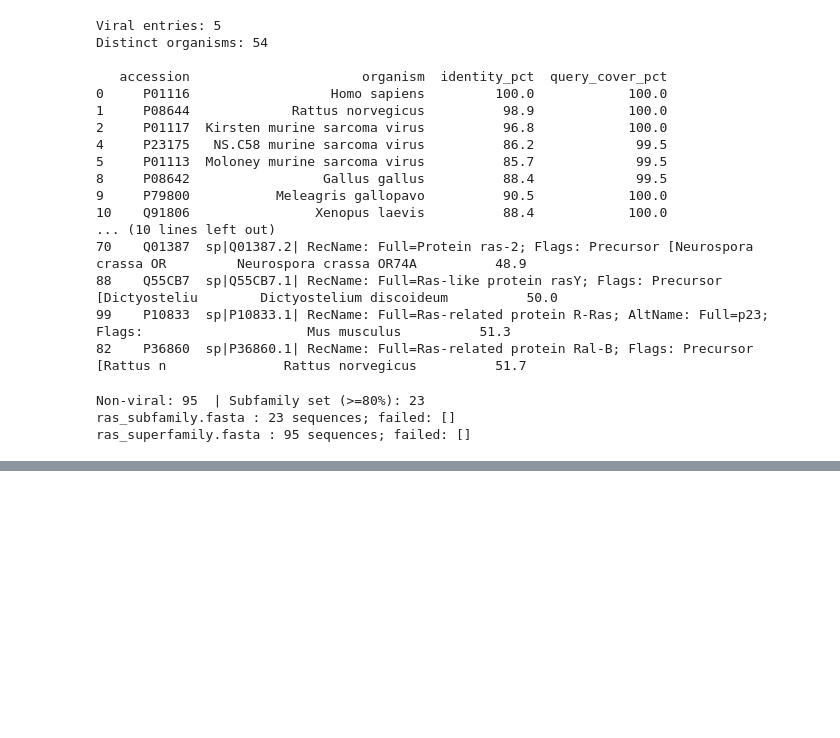
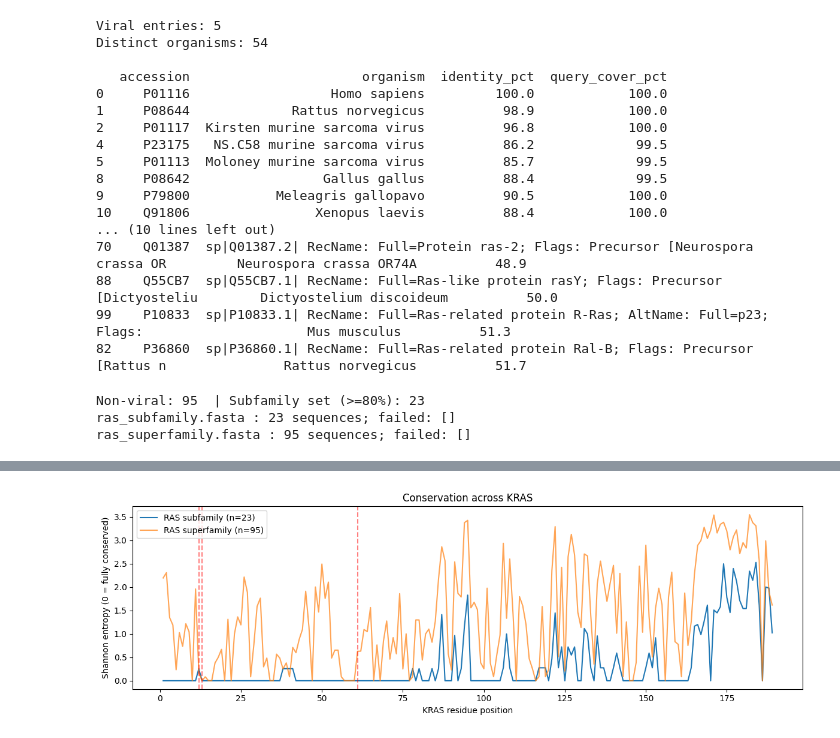
Before and after one commit to sanniakhan484-hash/kras-evolution-structure-resistance, a Jupyter notebook: notebooks/01_sequence_and_blast.ipynb, the cells around one changed output, grey strips where cells are left out. Saved outputs shown, nothing was run; the diff lists cells and outputs as text; code cells hidden in the pictures; blank space fills up the shorter version.

Commit message:
Compute per-residue conservation (Shannon entropy) for KRAS; validate against known G-domain/HVR structure

```diff
--- a/notebooks/01_sequence_and_blast.ipynb
+++ b/notebooks/01_sequence_and_blast.ipynb
@@ -191,0 +233,25 @@ ras_superfamily.fasta : 95 sequences; failed: []
+# %%
+import numpy as np
+from collections import Counter
+import math
+
+def shannon_entropy(column):
+    column = [c for c in column if c != "-"]
+    if not column:
+        return None
+    counts = Counter(column)
+    total = len(column)
+    entropy = -sum((n/total) * math.log2(n/total) for n in counts.values())
+    return entropy
+
+def score_alignment(aln):
+    n_cols = aln.get_alignment_length()
+    scores = []
+    for i in range(n_cols):
+        col = aln[:, i]
+        scores.append(shannon_entropy(col))
+    return scores
+
+entropy_sub = score_alignment(aln_sub)
+entropy_super = score_alignment(aln_super)
+print("Computed entropy for", len(entropy_sub), "and", len(entropy_super), "columns")
@@ -191,0 +301,18 @@ ras_superfamily.fasta : 95 sequences; failed: []
+# %%
+import matplotlib.pyplot as plt
+
+plt.figure(figsize=(12, 4))
+plt.plot(cons_sub["kras_position"], cons_sub["entropy"], label="RAS subfamily (n=23)")
+plt.plot(cons_super["kras_position"], cons_super["entropy"], label="RAS superfamily (n=95)", alpha=0.7)
+plt.axvline(12, color="red", linestyle="--", alpha=0.5)
+plt.axvline(13, color="red", linestyle="--", alpha=0.5)
+plt.axvline(61, color="red", linestyle="--", alpha=0.5)
+plt.xlabel("KRAS residue position")
+plt.ylabel("Shannon entropy (0 = fully conserved)")
+plt.title("Conservation across KRAS")
+plt.legend()
+plt.tight_layout()
+plt.savefig("conservation_plot.png", dpi=200)
+plt.show()
+# %% [output]
+[figure, added]
```
Also changed, not shown: parts of 6 cells of this notebook.
